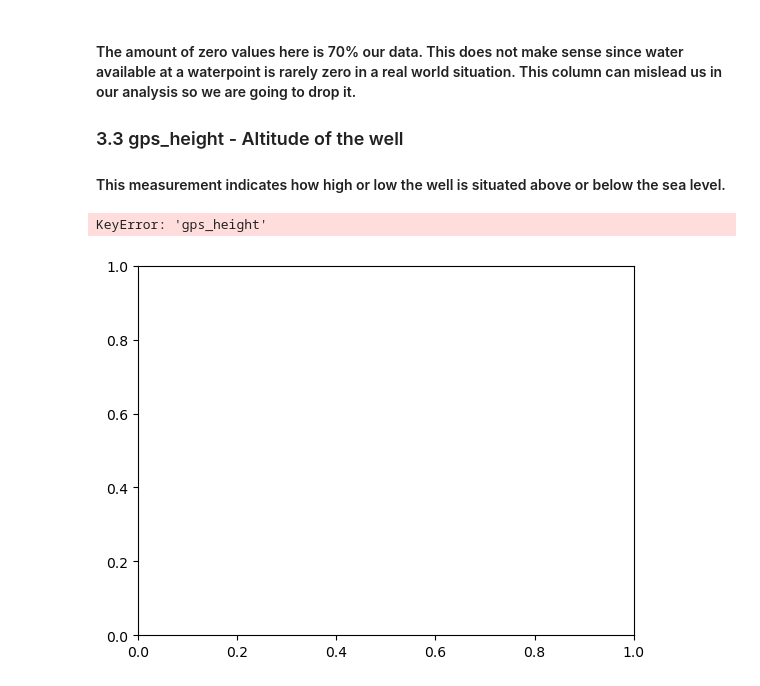
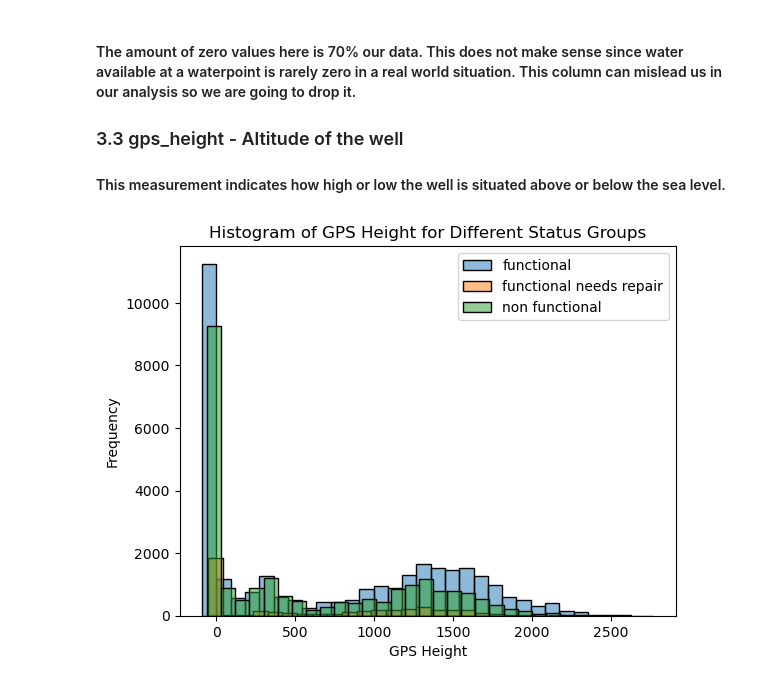
Before and after one commit to dev-ezzy/Classification-model, a Jupyter notebook: index.ipynb, the cells around one changed output. Cells and saved outputs as stored; diff of their text form; code cells hidden in the pictures.

```diff
--- a/index.ipynb
+++ b/index.ipynb
@@ -140,0 +531,2 @@ water_data["date_recorded"] = pd.to_datetime(water_data["date_recorded"])
+# %%
+water_data = water_data.drop("wpt_name", axis= 1)
@@ -140,0 +556,2 @@ water_data["date_recorded"] = pd.to_datetime(water_data["date_recorded"])
+# %%
+water_data = water_data.drop("recorded_by", axis= 1)
@@ -140,0 +574,2 @@ water_data["date_recorded"] = pd.to_datetime(water_data["date_recorded"])
+# %%
+water_data = water_data.drop(["date_recorded", "construction_year"], axis= 1)
@@ -140,0 +578,4 @@ water_data["date_recorded"] = pd.to_datetime(water_data["date_recorded"])
+# %%
+#reseting the index and dropping it
+water_data = water_data.reset_index(drop=True)
+water_data
@@ -207,26 +647,23 @@ Name: count, Length: 98, dtype: int64
 ### 3.3 gps_height - Altitude of the well
 #### This measurement indicates how high or low the well is situated above or below the sea level.
 # %%
-
-
 # Group the data by "status_group"
-grouped = water_data["gps_height"].groupby(water_data["status_group"])
+grouped = water_data.groupby("status_group")
 
 # Create subplots for each group
 fig, ax = plt.subplots()
 
 # Plot separate histograms for each group
 for name, group in grouped:
-    ax.hist(group["gps_height"], bins=30, alpha=0.5, label=name)
+    sns.histplot(group["gps_height"], bins=30, alpha=0.5, label=name)
 
 # Customize the plot
 ax.set_xlabel("GPS Height")
 ax.set_ylabel("Frequency")
 ax.set_title("Histogram of GPS Height for Different Status Groups")
 ax.legend()
 
 # Show the plot
 plt.show()
 # %% [output]
-KeyError: 'gps_height'
-[figure, old version]
+[figure, new version]
```
Also changed, not shown: parts of 84 cells of this notebook, 1 other file.
